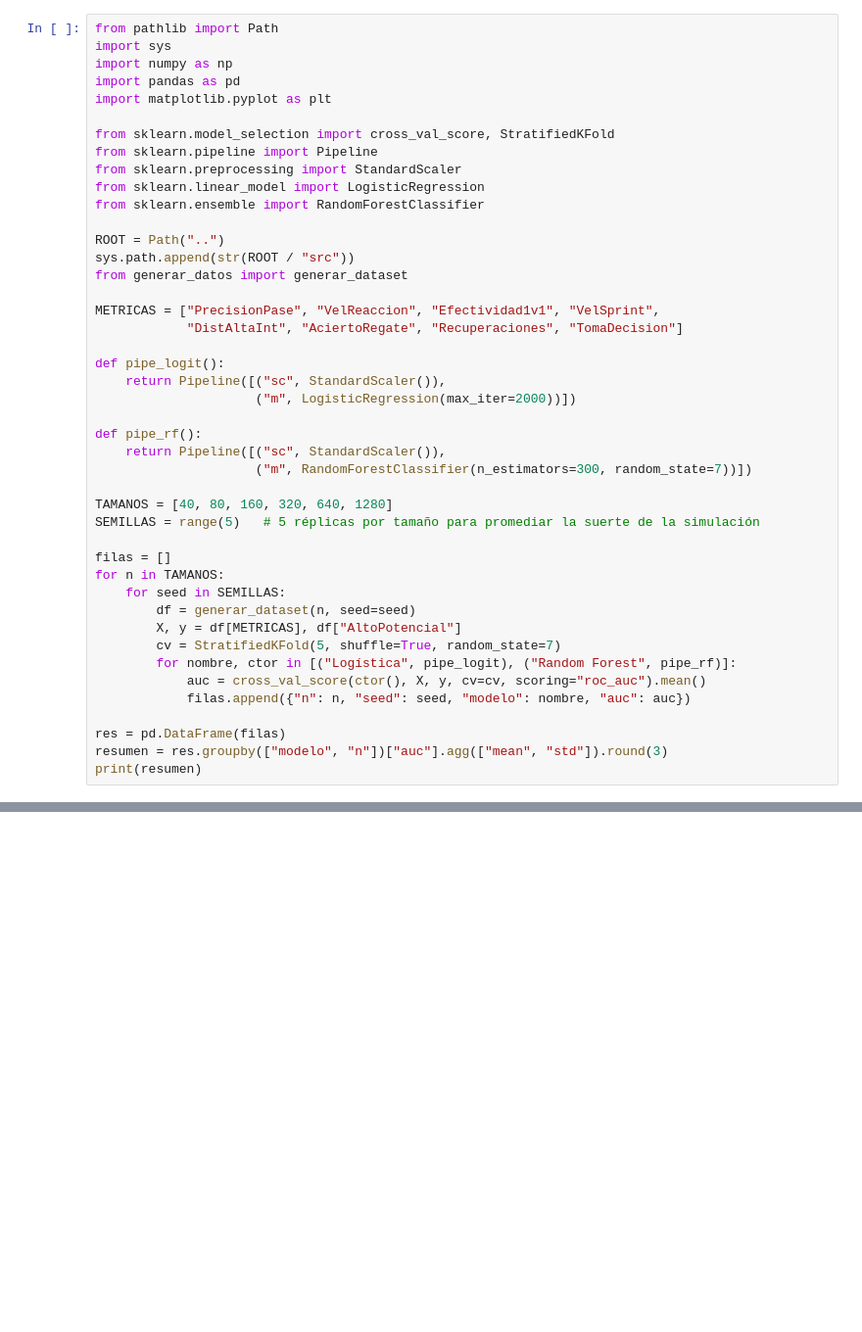
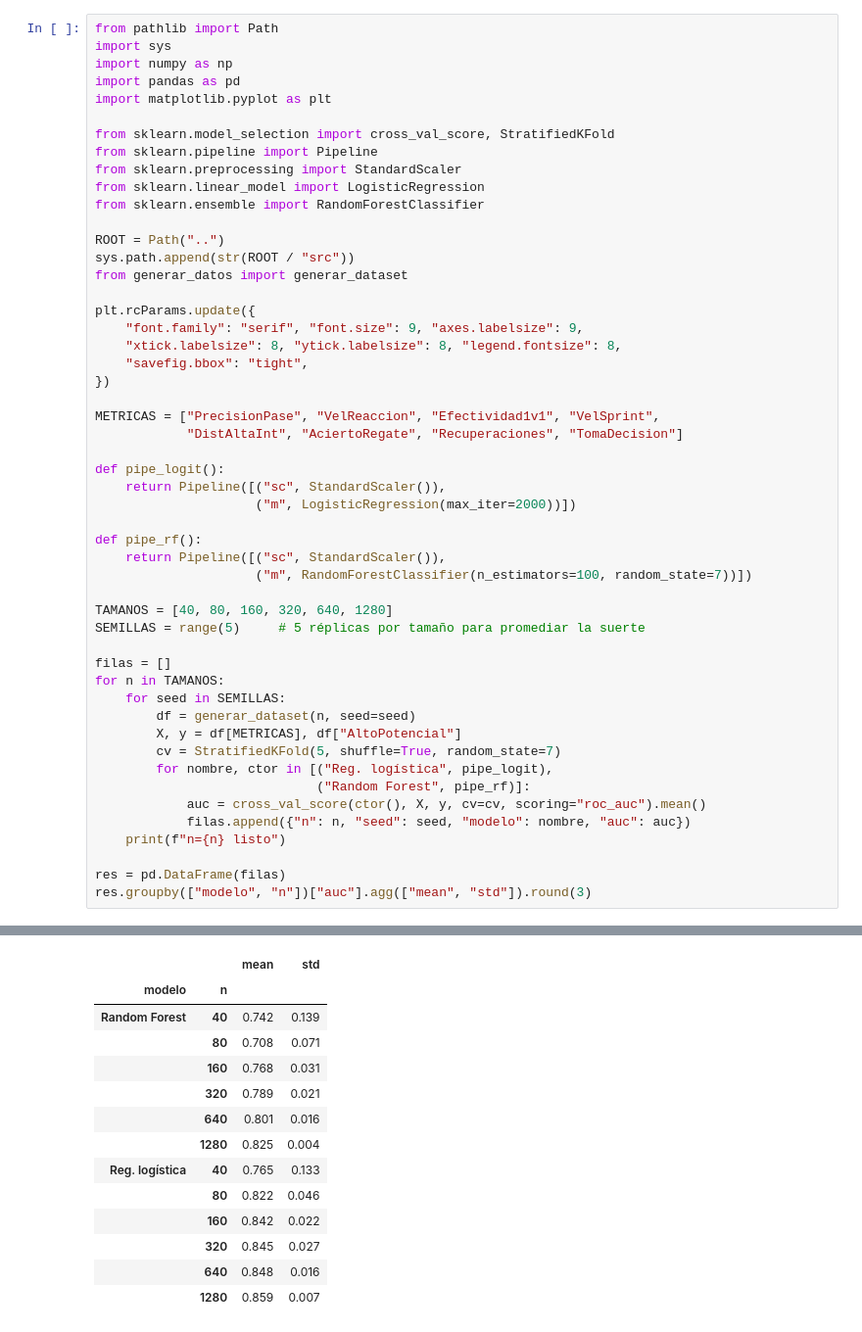
Before and after one commit to Jacobo24/Unisport_3, a Jupyter notebook: notebooks/04_tamano_muestral.ipynb, the cells around one changed output, grey strips where cells are left out. Shown at 98% size. Drawn from its saved outputs; the diff is of its cells as text; blank space fills up the shorter version.

```diff
--- a/notebooks/04_tamano_muestral.ipynb
+++ b/notebooks/04_tamano_muestral.ipynb
@@ -15,6 +19,12 @@ ROOT = Path("..")
 sys.path.append(str(ROOT / "src"))
 from generar_datos import generar_dataset
 
+plt.rcParams.update({
+    "font.family": "serif", "font.size": 9, "axes.labelsize": 9,
+    "xtick.labelsize": 8, "ytick.labelsize": 8, "legend.fontsize": 8,
+    "savefig.bbox": "tight",
+})
+
 METRICAS = ["PrecisionPase", "VelReaccion", "Efectividad1v1", "VelSprint",
             "DistAltaInt", "AciertoRegate", "Recuperaciones", "TomaDecision"]
 
@@ -24,10 +34,10 @@ def pipe_logit():
 
 def pipe_rf():
     return Pipeline([("sc", StandardScaler()),
-                     ("m", RandomForestClassifier(n_estimators=300, random_state=7))])
+                     ("m", RandomForestClassifier(n_estimators=100, random_state=7))])
 
 TAMANOS = [40, 80, 160, 320, 640, 1280]
-SEMILLAS = range(5)   # 5 réplicas por tamaño para promediar la suerte de la simulación
+SEMILLAS = range(5)     # 5 réplicas por tamaño para promediar la suerte
 
 filas = []
 for n in TAMANOS:
@@ -35,11 +45,12 @@ for n in TAMANOS:
         df = generar_dataset(n, seed=seed)
         X, y = df[METRICAS], df["AltoPotencial"]
         cv = StratifiedKFold(5, shuffle=True, random_state=7)
-        for nombre, ctor in [("Logística", pipe_logit), ("Random Forest", pipe_rf)]:
+        for nombre, ctor in [("Reg. logística", pipe_logit),
+                             ("Random Forest", pipe_rf)]:
             auc = cross_val_score(ctor(), X, y, cv=cv, scoring="roc_auc").mean()
             filas.append({"n": n, "seed": seed, "modelo": nombre, "auc": auc})
+    print(f"n={n} listo")
 
 res = pd.DataFrame(filas)
-resumen = res.groupby(["modelo", "n"])["auc"].agg(["mean", "std"]).round(3)
-print(resumen)
+res.groupby(["modelo", "n"])["auc"].agg(["mean", "std"]).round(3)
 # %% [output]
@@ -59,0 +63,14 @@ Random Forest 40    0.750  0.134
+|  |  | mean | std |
+| modelo | n |  |  |
+| Random Forest | 40 | 0.742 | 0.139 |
+|  | 80 | 0.708 | 0.071 |
+|  | 160 | 0.768 | 0.031 |
+|  | 320 | 0.789 | 0.021 |
+|  | 640 | 0.801 | 0.016 |
+|  | 1280 | 0.825 | 0.004 |
+| Reg. logística | 40 | 0.765 | 0.133 |
+|  | 80 | 0.822 | 0.046 |
+|  | 160 | 0.842 | 0.022 |
+|  | 320 | 0.845 | 0.027 |
+|  | 640 | 0.848 | 0.016 |
+|  | 1280 | 0.859 | 0.007 |
```
Also changed, not shown: parts of 4 cells of this notebook, 1 other file.
